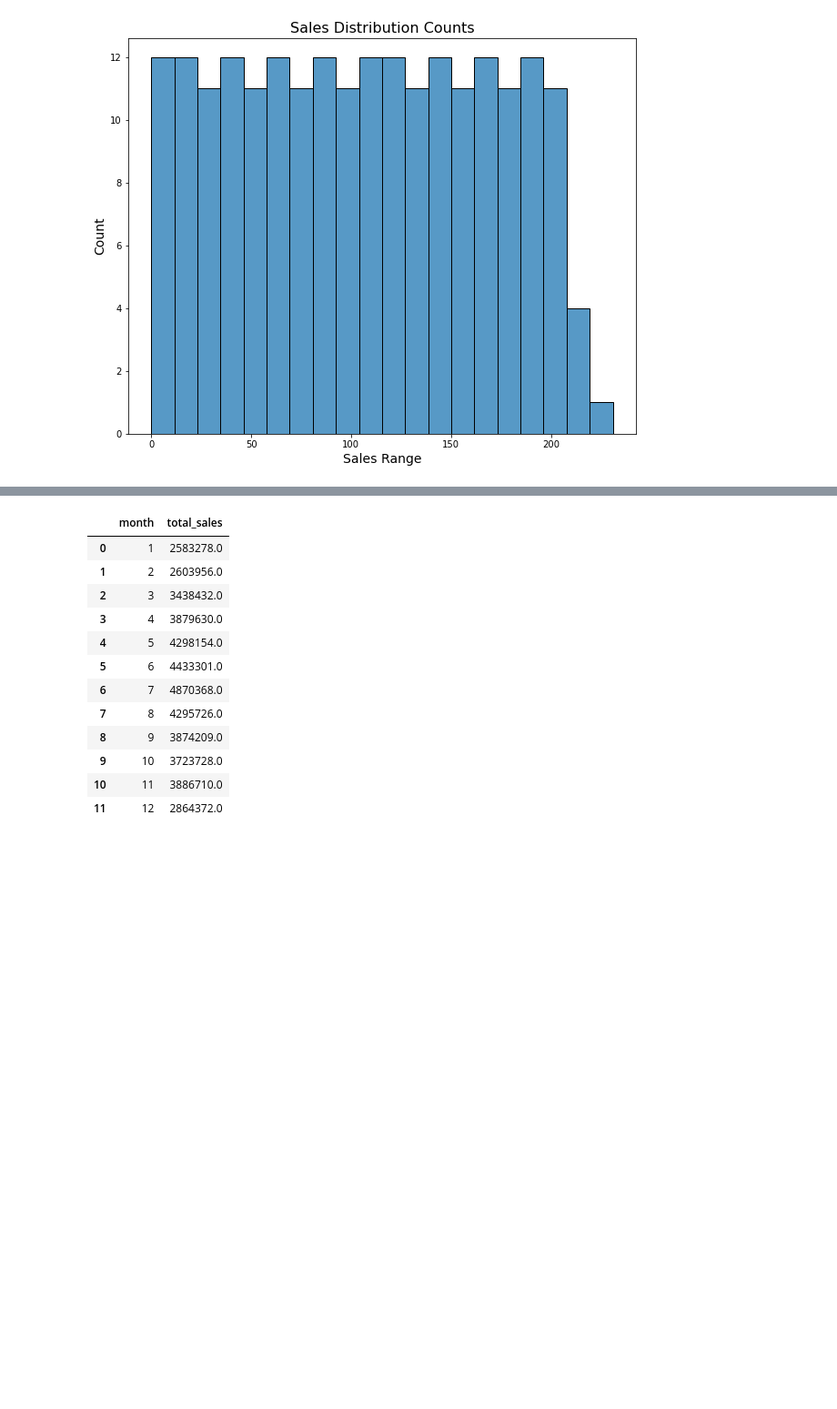
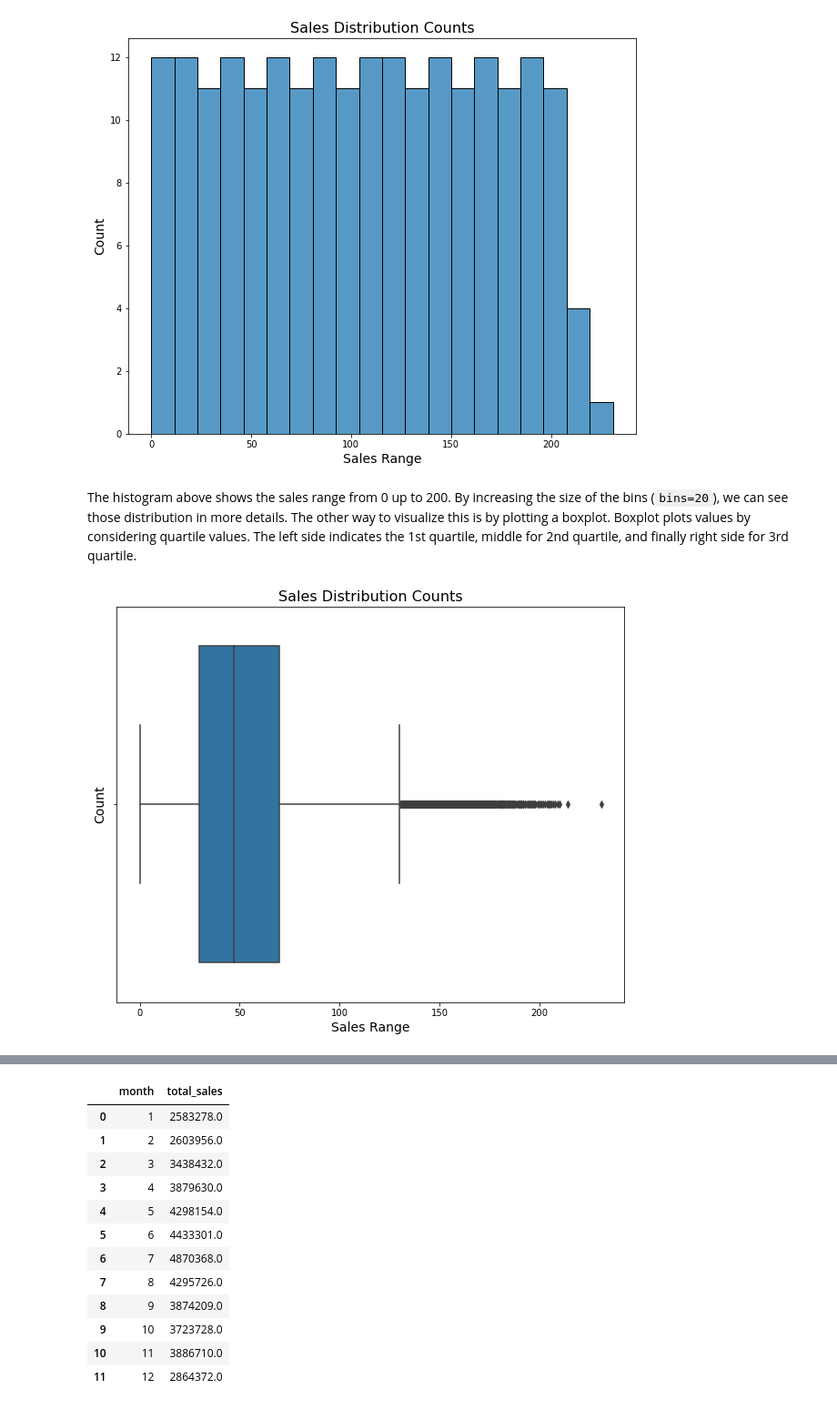
Before and after one commit to archeltaneka/sayurbox-technical-test, a Jupyter notebook: data-science.ipynb, the cells around one changed output, grey strips where cells are left out. Shown at 91% size. Cells and saved outputs as stored; diff of their text form; code cells hidden in the pictures; blank space fills up the shorter version.

```diff
--- a/data-science.ipynb
+++ b/data-science.ipynb
@@ -139,0 +146,12 @@ df['year'] = years
+# %% [markdown]
+The histogram above shows the sales range from 0 up to 200. By increasing the size of the bins (`bins=20`), we can see those distribution in more details. The other way to visualize this is by plotting a boxplot. Boxplot plots values by considering quartile values. The left side indicates the 1st quartile, middle for 2nd quartile, and finally right side for 3rd quartile.
+# %%
+fig, ax = plt.subplots(figsize=(10,8))
+sns.boxplot(df['sales'])
+
+ax.set_title('Sales Distribution Counts', fontsize=16)
+ax.set_xlabel('Sales Range', fontsize=14)
+ax.set_ylabel('Count', fontsize=14)
+plt.show()
+# %% [output]
+[figure, added]
```
Also changed, not shown: parts of 24 cells of this notebook.
